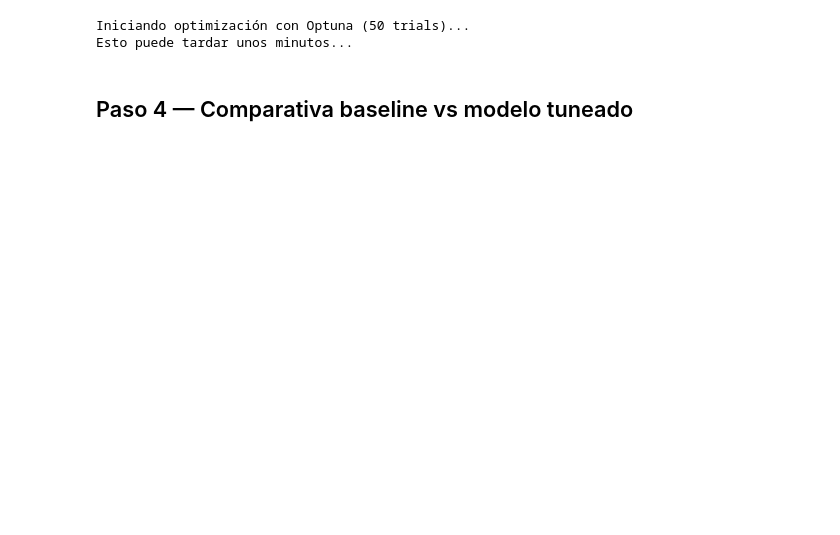
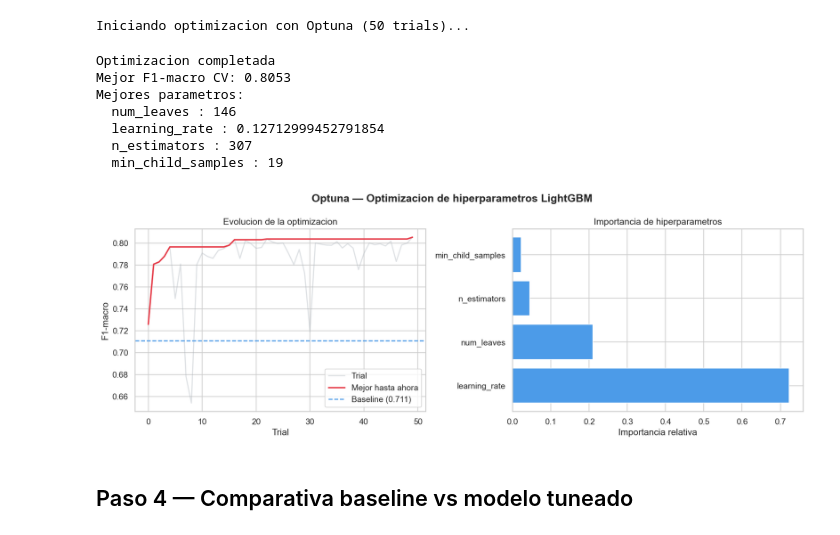
Before and after one commit to Bootcamp-IA-P6/Proyecto7_Equipo3_Multiclase, a Jupyter notebook: notebooks/03_lightgbm.ipynb, the cells around one changed output. Saved outputs shown, nothing was run; the diff lists cells and outputs as text; code cells hidden in the pictures; blank space fills up the shorter version.

```diff
--- a/notebooks/03_lightgbm.ipynb
+++ b/notebooks/03_lightgbm.ipynb
@@ -62,15 +56,19 @@ Estos datos ya están escalados, sin SMOTE y sin variables leaky.
 # %%
-X_train = pd.read_csv("../data/processed/X_train_clean.csv")
-y_train = pd.read_csv("../data/processed/y_train_clean.csv").squeeze()
-X_test  = pd.read_csv("../data/processed/X_test_clean.csv")
-y_test  = pd.read_csv("../data/processed/y_test_clean.csv").squeeze()
+X_train = pd.read_csv('../data/processed/X_train_final.csv')
+y_train = pd.read_csv('../data/processed/y_train_final.csv').squeeze()
+X_test  = pd.read_csv('../data/processed/X_test_final.csv')
+y_test  = pd.read_csv('../data/processed/y_test_final.csv').squeeze()
 
-print(f"X_train: {X_train.shape}  |  y_train: {y_train.shape}")
-print(f"X_test:  {X_test.shape}   |  y_test:  {y_test.shape}")
+cols_leaky = ['ui_esfuerzo_presente', 'ui_urgencia_presente']
+X_train = X_train.drop(columns=cols_leaky, errors='ignore')
+X_test  = X_test.drop(columns=cols_leaky, errors='ignore')
 
-print(f"\nDistribución en train (sin SMOTE — distribución real):")
+print('X_train:', X_train.shape, ' | y_train:', y_train.shape)
+print('X_test: ', X_test.shape,  ' | y_test: ', y_test.shape)
+
+print('\nDistribucion en train (post-SMOTE):')
 print((y_train.value_counts(normalize=True) * 100).round(1))
 
-print(f"\nDistribución en test (distribución real):")
+print('\nDistribucion en test (real):')
 print((y_test.value_counts(normalize=True) * 100).round(1))
 # %% [output]
@@ -229,63 +200,56 @@ def objective(trial):
         'n_jobs':            -1,
         'verbose':           -1,
     }
-
-    pipeline = ImbPipeline([
-        ('smote', SMOTE(random_state=42)),
-        ('lgbm',  LGBMClassifier(**params))
-    ])
-
-    skf = StratifiedKFold(n_splits=5, shuffle=True, random_state=42)
-    scores = cross_val_score(
-        pipeline,
-        X_train, y_train,
-        cv=skf,
-        scoring='f1_macro',
-        n_jobs=-1
-    )
+    model  = LGBMClassifier(**params)
+    skf    = StratifiedKFold(n_splits=5, shuffle=True, random_state=42)
+    scores = cross_val_score(model, X_train, y_train, cv=skf, scoring='f1_macro', n_jobs=-1)
     return scores.mean()
 
-print("Iniciando optimización con Optuna (50 trials)...")
-print("Esto puede tardar unos minutos...\n")
-
+print('Iniciando optimizacion con Optuna (50 trials)...')
 study = optuna.create_study(direction='maximize')
 study.optimize(objective, n_trials=50, show_progress_bar=True)
 
-print(f"\n✅ Optimización completada")
-print(f"Mejor F1-macro CV: {study.best_value:.4f}")
-print(f"Mejores parámetros:")
+print('Optimizacion completada')
+print('Mejor F1-macro CV:', round(study.best_value, 4))
+print('Mejores parametros:')
 for k, v in study.best_params.items():
-    print(f"  {k}: {v}")
+    print(' ', k, ':', v)
 # %% [output]
-Iniciando optimización con Optuna (50 trials)...
-Esto puede tardar unos minutos...
+Iniciando optimizacion con Optuna (50 trials)...
+Optimizacion completada
+Mejor F1-macro CV: 0.8053
+Mejores parametros:
+  num_leaves : 146
+  learning_rate : 0.12712999452791854
+  n_estimators : 307
+  min_child_samples : 19
 # %%
-# Visualización de la optimización
 fig, axes = plt.subplots(1, 2, figsize=(14, 5))
-fig.suptitle('Optuna — Optimización de hiperparámetros LightGBM', fontweight='bold')
+fig.suptitle('Optuna — Optimizacion de hiperparametros LightGBM', fontweight='bold')
 
 trials_values = [t.value for t in study.trials]
 best_so_far   = [max(trials_values[:i+1]) for i in range(len(trials_values))]
 
 axes[0].plot(trials_values, alpha=0.4, color='#ADB5BD', label='Trial')
 axes[0].plot(best_so_far,   color='#E63946', lw=2, label='Mejor hasta ahora')
-axes[0].axhline(baseline_f1_macro, color='#4C9BE8', ls='--', lw=1.5,
-                label=f'Baseline ({baseline_f1_macro:.4f})')
-axes[0].set_xlabel('Trial'); axes[0].set_ylabel('F1-macro')
-axes[0].set_title('Evolución de la optimización')
+axes[0].axhline(baseline_f1_macro, color='#4C9BE8', ls='--', lw=1.5, label='Baseline (' + str(round(baseline_f1_macro, 4)) + ')')
+axes[0].set_xlabel('Trial')
+axes[0].set_ylabel('F1-macro')
+axes[0].set_title('Evolucion de la optimizacion')
 axes[0].legend()
 
 try:
     importances = optuna.importance.get_param_importances(study)
-    axes[1].barh(list(importances.keys()), list(importances.values()),
-                 color='#4C9BE8', edgecolor='white')
-    axes[1].set_title('Importancia de hiperparámetros')
+    axes[1].barh(list(importances.keys()), list(importances.values()), color='#4C9BE8', edgecolor='white')
+    axes[1].set_title('Importancia de hiperparametros')
     axes[1].set_xlabel('Importancia relativa')
 except:
     axes[1].text(0.5, 0.5, 'No disponible', ha='center', va='center')
 
 plt.tight_layout()
 plt.show()
+# %% [output]
+[figure, added]
 # %% [markdown]
 ## Paso 4 — Comparativa baseline vs modelo tuneado
 # %%
```
Also changed, not shown: parts of 22 cells of this notebook, 5 other files.
